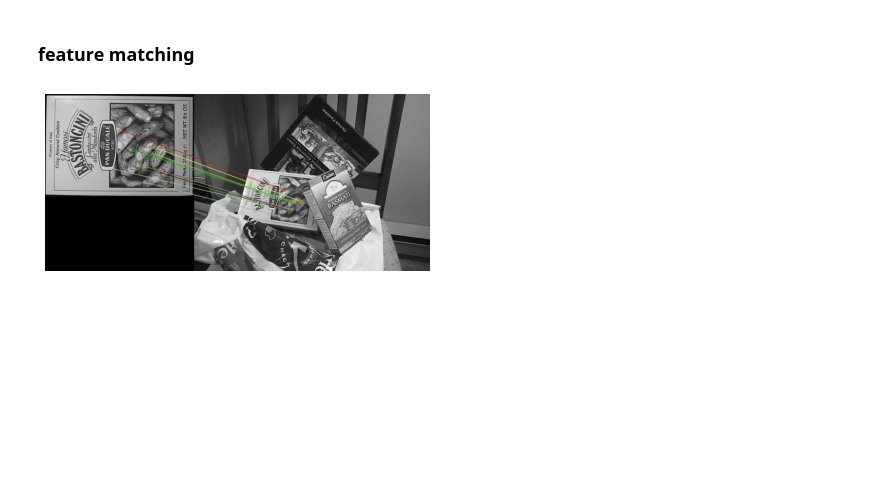
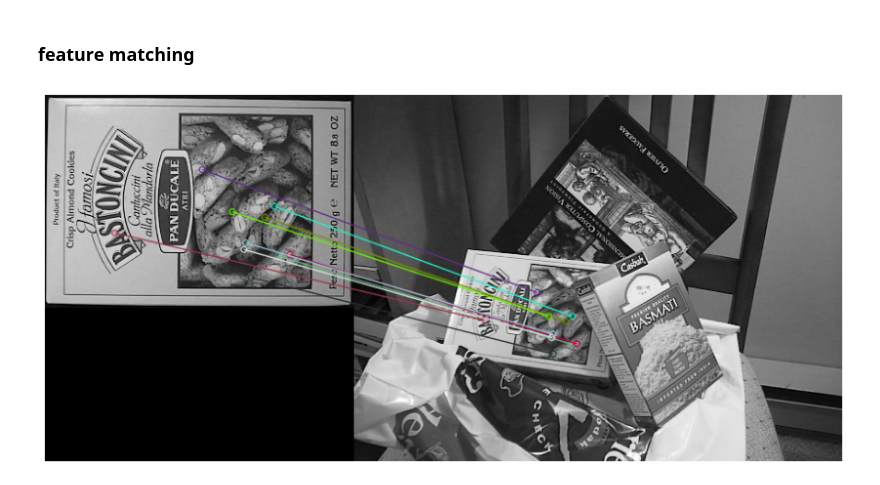
Before and after one commit to mjw2705/MachineVision, a Jupyter notebook: ch6-1_sift/sift.ipynb, the cells around one changed output. Saved outputs shown, nothing was run; the diff lists cells and outputs as text; code cells hidden in the pictures; blank space fills up the shorter version.

```diff
--- a/ch6-1_sift/sift.ipynb
+++ b/ch6-1_sift/sift.ipynb
@@ -84,31 +81,32 @@ gray_train = cv2.cvtColor(img_train, cv2.COLOR_BGR2GRAY)
 
 sift = cv2.xfeatures2d.SIFT_create()
 
 # keypoint검출 및 descriptor 생성
 kp_query, des_query = sift.detectAndCompute(image=gray, mask=None)
 kp_train, des_train = sift.detectAndCompute(gray_train, None)
 
 ## BFMatcher 객체 생성
 bf = cv2.BFMatcher(normType = cv2.NORM_L2, crossCheck = False)
 
 ## descriptor 간 매칭 수행
 matches = bf.match(queryDescriptors = des_query, trainDescriptors = des_train)
 
 ## distance를 기준으로 오름차순 정렬
 matches = sorted(matches, key = lambda x:x.distance)
 
 ## 첫 10개의 매칭만 그리기
 res = cv2.drawMatches(img1 = img,
                       keypoints1 = kp_query,
                       img2 = img_train,
                       keypoints2 = kp_train,
                       matches1to2 = matches[:10],
                       outImg = None,
                       flags = 2)
 
+plt.figure(figsize=(12, 12))
 plt.imshow(res)
 plt.tight_layout()
 plt.axis('off')
 plt.show()
 # %% [output]
-[figure, old version]
+[figure, new version]
```
Also changed, not shown: parts of 1 cell of this notebook.
